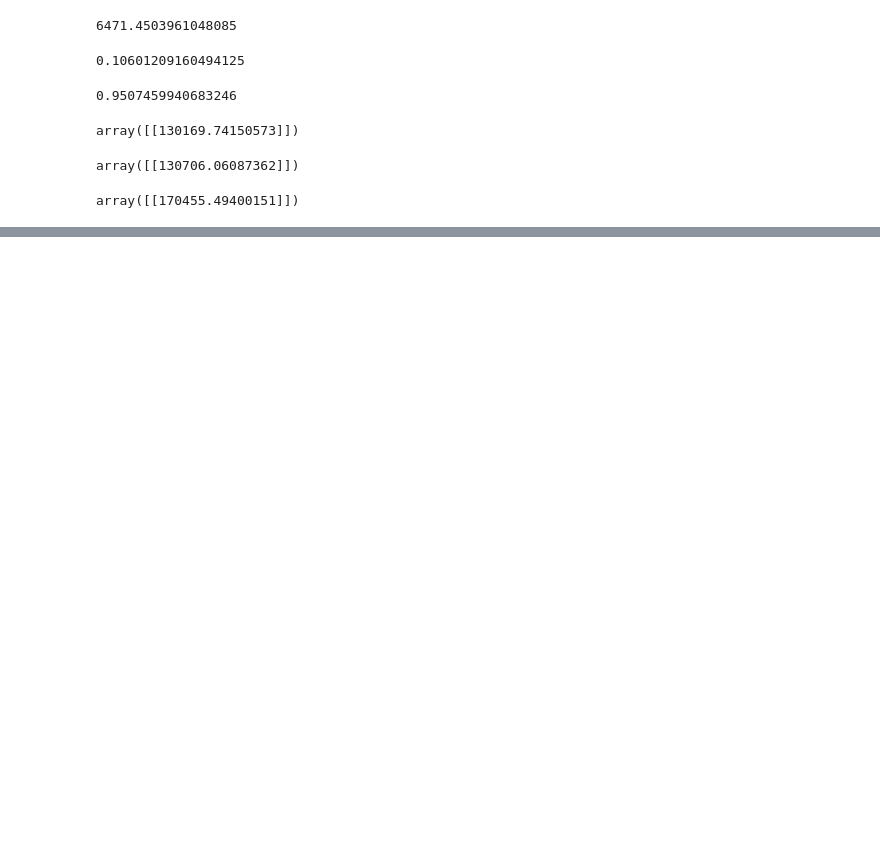
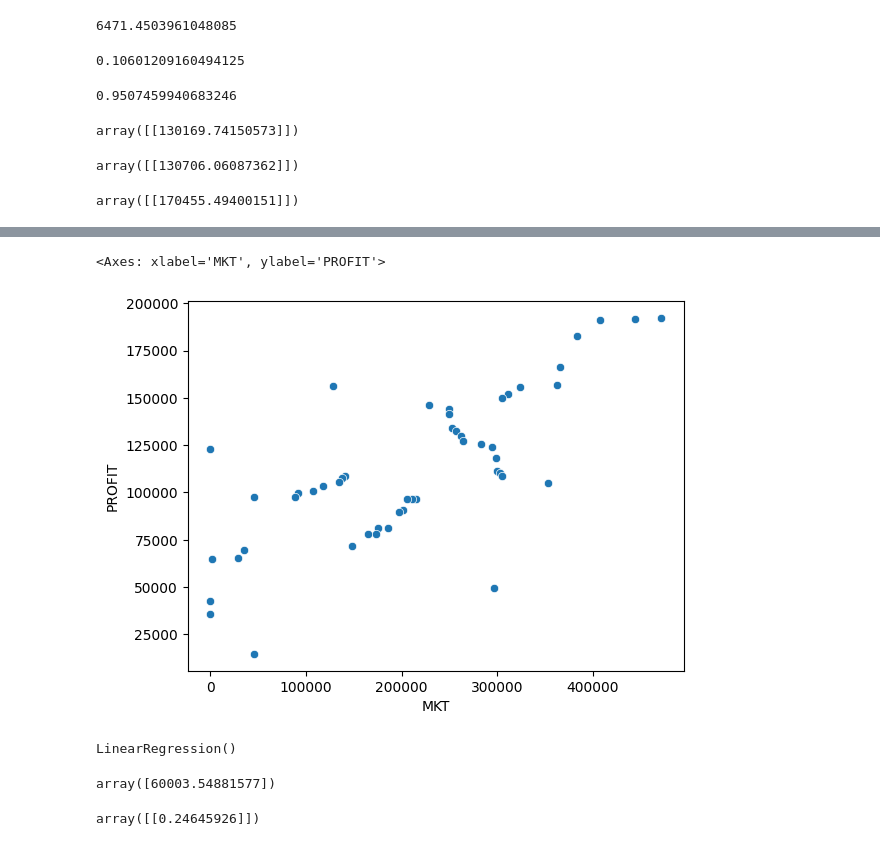
Before and after one commit to girme04/VS-code, a Jupyter notebook: Practise folder/simpl linreg .ipynb, the cells around one changed output, grey strips where cells are left out. Cells and saved outputs as stored; diff of their text form; code cells hidden in the pictures; blank space fills up the shorter version.

```diff
--- a/Practise folder/simpl linreg .ipynb
+++ b/Practise folder/simpl linreg .ipynb
@@ -289,0 +700,3 @@ array([[170455.49400151]])
+# %%
+import pandas as pd
+d = pd.read_csv('50_Startups.csv')
@@ -289,0 +766,20 @@ array([[170455.49400151]])
+# %%
+import seaborn as sns
+sns.scatterplot(data=d,x='MKT',y='PROFIT')
+# %% [output]
+<Axes: xlabel='MKT', ylabel='PROFIT'>
+[figure, added]
+# %%
+from sklearn.linear_model import LinearRegression
+model = LinearRegression()
+model.fit(X,Y)
+# %% [output]
+LinearRegression()
+# %%
+model.intercept_
+# %% [output]
+array([60003.54881577])
+# %%
+model.coef_
+# %% [output]
+array([[0.24645926]])
```
Also changed, not shown: parts of 80 cells of this notebook, 11 other files.
